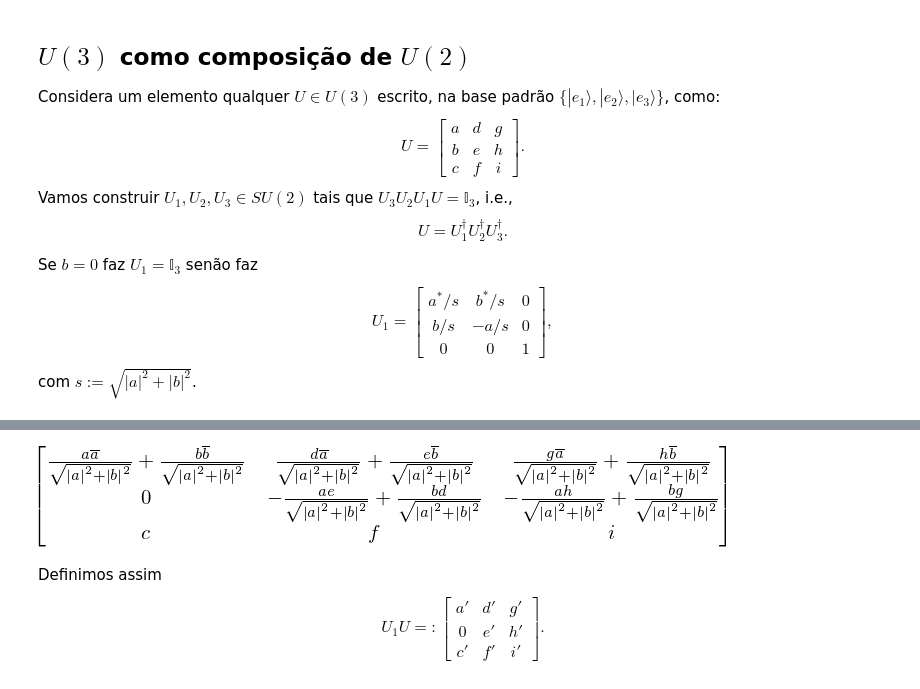
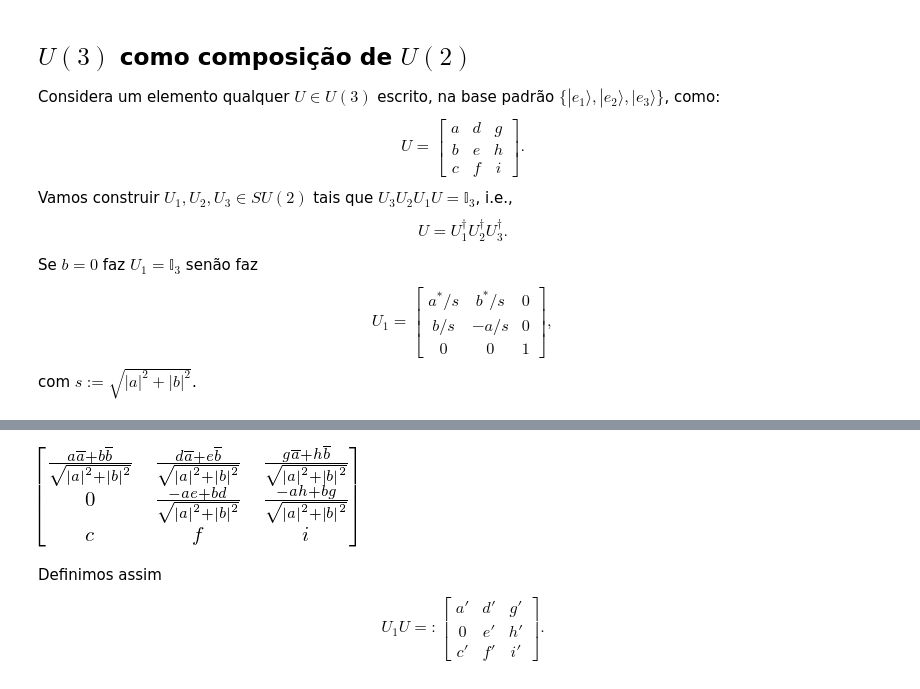
Before and after one commit to jonasmaziero/algebra_linear, a Jupyter notebook: 09_U_O_Sp.ipynb, the cells around one changed output, grey strips where cells are left out. Saved outputs shown, nothing was run; the diff lists cells and outputs as text; code cells hidden in the pictures.

```diff
--- a/09_U_O_Sp.ipynb
+++ b/09_U_O_Sp.ipynb
@@ -42,7 +42,7 @@ U1*Dagger(U1), Dagger(U1)*U1
-# %%
-U1*U
-# %% [output]
-[figure, removed]
+# %%
+simplify(U1*U)
+# %% [output]
+[figure, added]
 # %% [markdown]
 Definimos assim
 \begin{equation}
```
Also changed, not shown: parts of 9 cells of this notebook, 2 other files.
